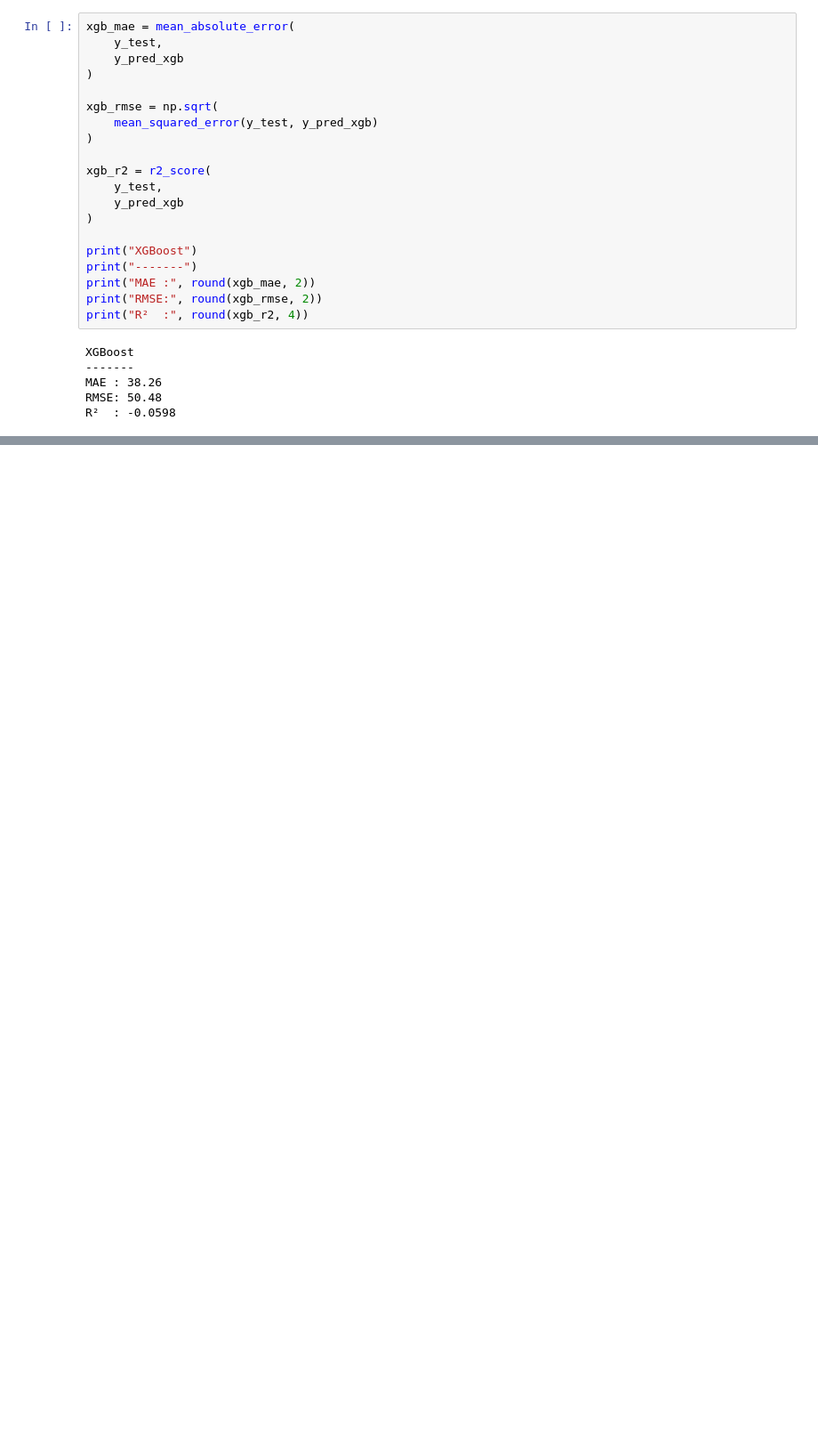
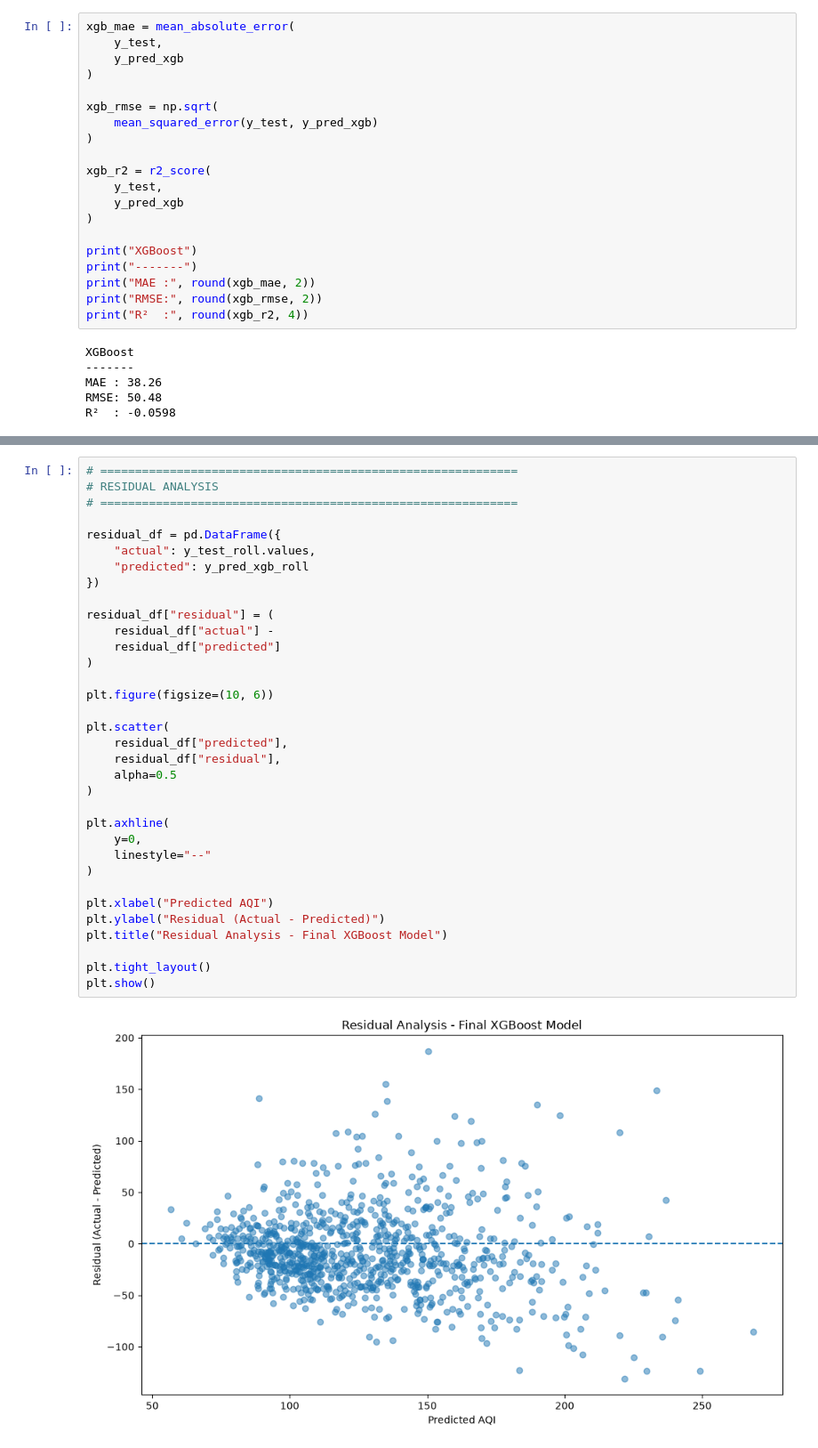
Before and after one commit to its-vaibhav34/airshield-ai, a Jupyter notebook: ml/notebooks/01_data_exploration.ipynb, the cells around one changed output, grey strips where cells are left out. Shown at 89% size. Drawn from its saved outputs; the diff is of its cells as text; blank space fills up the shorter version.

```diff
--- a/ml/notebooks/01_data_exploration.ipynb
+++ b/ml/notebooks/01_data_exploration.ipynb
@@ -2011,0 +4079,36 @@ R²  : -0.0598
+# %%
+# ============================================================
+# RESIDUAL ANALYSIS
+# ============================================================
+
+residual_df = pd.DataFrame({
+    "actual": y_test_roll.values,
+    "predicted": y_pred_xgb_roll
+})
+
+residual_df["residual"] = (
+    residual_df["actual"] -
+    residual_df["predicted"]
+)
+
+plt.figure(figsize=(10, 6))
+
+plt.scatter(
+    residual_df["predicted"],
+    residual_df["residual"],
+    alpha=0.5
+)
+
+plt.axhline(
+    y=0,
+    linestyle="--"
+)
+
+plt.xlabel("Predicted AQI")
+plt.ylabel("Residual (Actual - Predicted)")
+plt.title("Residual Analysis - Final XGBoost Model")
+
+plt.tight_layout()
+plt.show()
+# %% [output]
+[figure, added]
```
Also changed, not shown: parts of 23 cells of this notebook, 3 other files.
